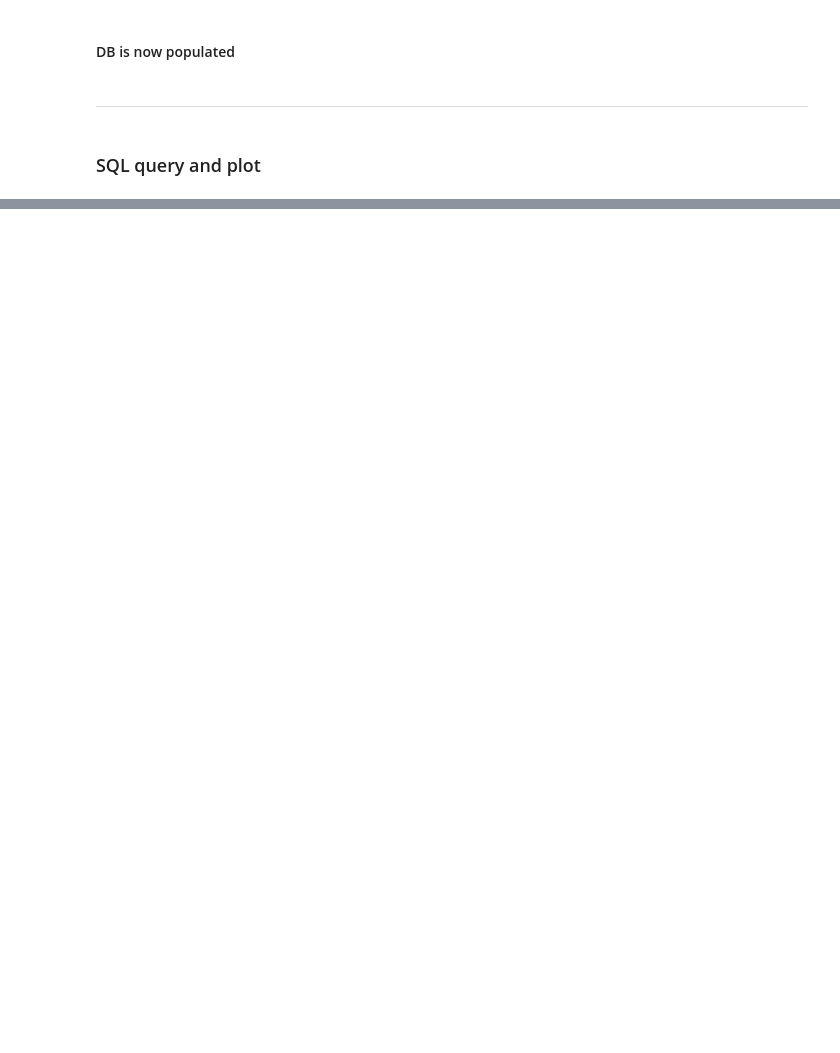
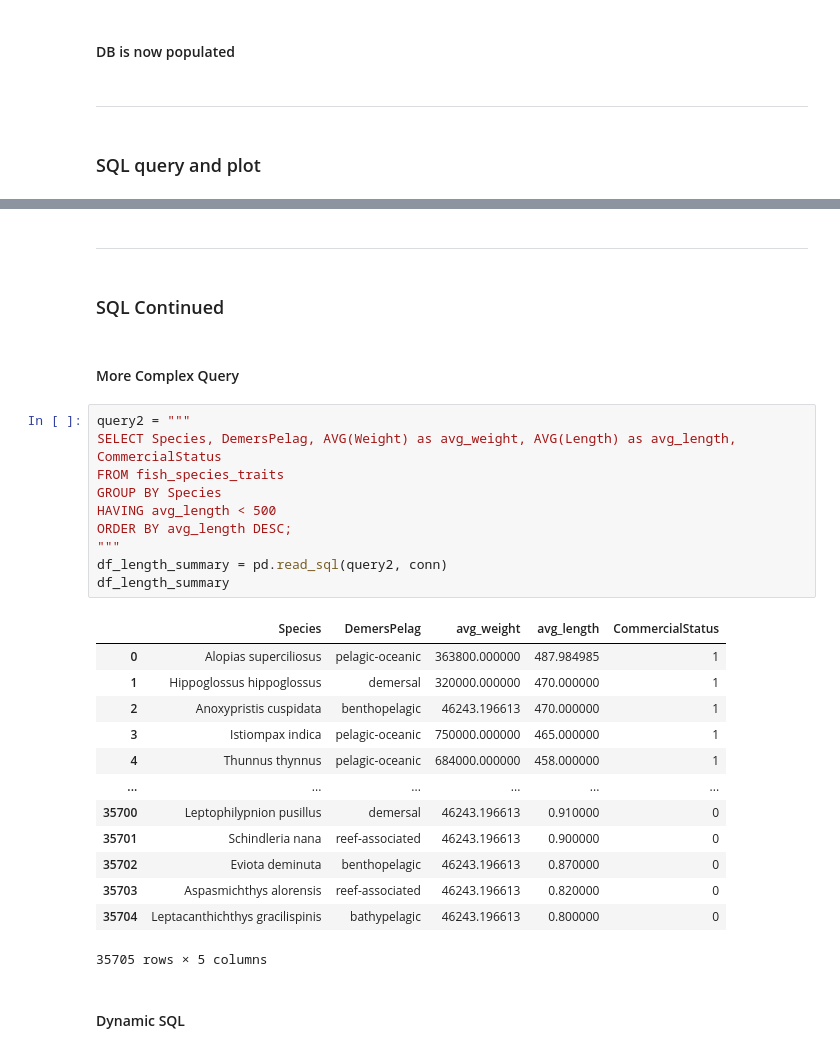
Before and after one commit to nhardemandata/fish-species-project, a Jupyter notebook: sql/Python_SQL.ipynb, the cells around one changed output, grey strips where cells are left out. Saved outputs shown, nothing was run; the diff lists cells and outputs as text; blank space fills up the shorter version.

```diff
--- a/sql/Python_SQL.ipynb
+++ b/sql/Python_SQL.ipynb
@@ -65,0 +73,32 @@ df_heavy.plot.scatter(x='length', y='weight')
+# %% [markdown]
+---
+# %% [markdown]
+### SQL Continued
+# %% [markdown]
+#### More Complex Query
+# %%
+query2 = """
+SELECT Species, DemersPelag, AVG(Weight) as avg_weight, AVG(Length) as avg_length, CommercialStatus
+FROM fish_species_traits
+GROUP BY Species
+HAVING avg_length < 500
+ORDER BY avg_length DESC;
+"""
+df_length_summary = pd.read_sql(query2, conn)
+df_length_summary
+# %% [output]
+|  | Species | DemersPelag | avg_weight | avg_length | CommercialStatus |
+| 0 | Alopias superciliosus | pelagic-oceanic | 363800.000000 | 487.984985 | 1 |
+| 1 | Hippoglossus hippoglossus | demersal | 320000.000000 | 470.000000 | 1 |
+| 2 | Anoxypristis cuspidata | benthopelagic | 46243.196613 | 470.000000 | 1 |
+| 3 | Istiompax indica | pelagic-oceanic | 750000.000000 | 465.000000 | 1 |
+| 4 | Thunnus thynnus | pelagic-oceanic | 684000.000000 | 458.000000 | 1 |
+| ... | ... | ... | ... | ... | ... |
+| 35700 | Leptophilypnion pusillus | demersal | 46243.196613 | 0.910000 | 0 |
+| 35701 | Schindleria nana | reef-associated | 46243.196613 | 0.900000 | 0 |
+| 35702 | Eviota deminuta | benthopelagic | 46243.196613 | 0.870000 | 0 |
+| 35703 | Aspasmichthys alorensis | reef-associated | 46243.196613 | 0.820000 | 0 |
+| 35704 | Leptacanthichthys gracilispinis | bathypelagic | 46243.196613 | 0.800000 | 0 |
+35705 rows × 5 columns
+# %% [markdown]
+#### Dynamic SQL
```
Also changed, not shown: parts of 27 cells of this notebook, 1 other file.
